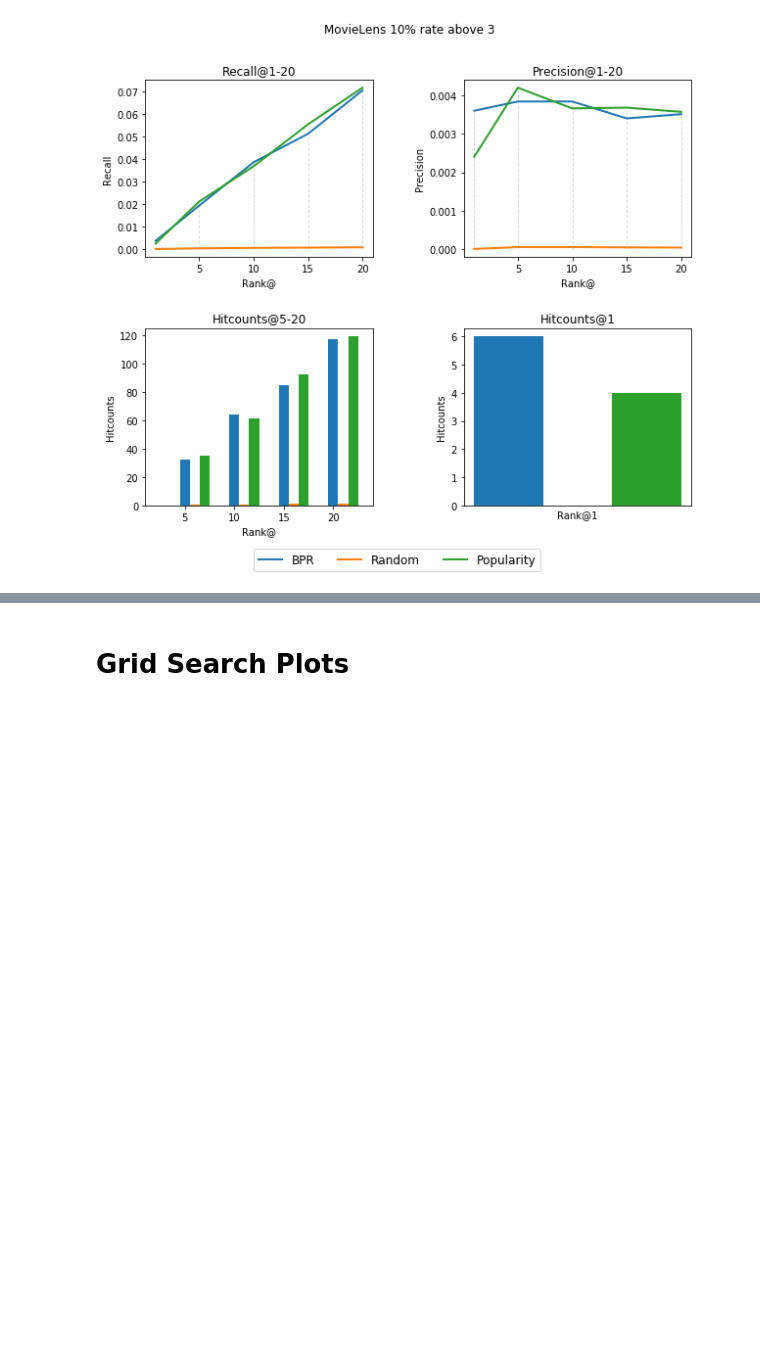
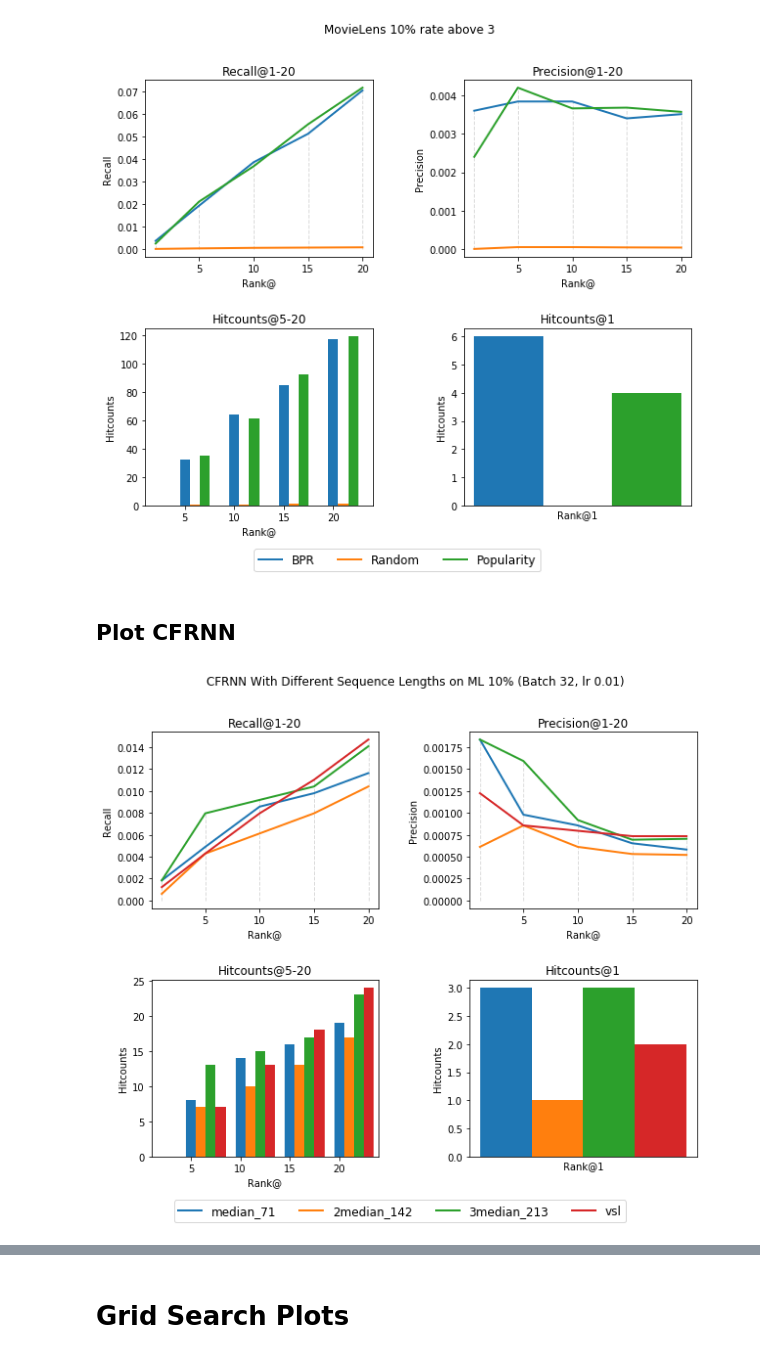
Before and after one commit to ROpdam/recommender_comparison, a Jupyter notebook: visualize_results.ipynb, the cells around one changed output, grey strips where cells are left out. Cells and saved outputs as stored; diff of their text form; code cells hidden in the pictures; blank space fills up the shorter version.

Commit message:
visualization for meeting, evaluation stats update

```diff
--- a/visualize_results.ipynb
+++ b/visualize_results.ipynb
@@ -119,3 +119,29 @@ for file_name, data_path, ext, title in zip(file_names, data_paths, extensions,
 [figure]
 [figure]
 [figure]
+# %% [markdown]
+## Plot CFRNN
+# %%
+data_path = 'data/ML/'
+file_name = 'ML_01_users'
+res_path = path + 'results/CFRNN/Results_23_04/'
+df = pd.read_pickle(path + data_path + file_name)
+legend_names = ['median_71', '2median_142', '3median_213', 'vsl']
+store_path = ''
+title = 'CFRNN With Different Sequence Lengths on ML 10% (Batch 32, lr 0.01)'
+# print_stats(df)
+# /Users/Robin/Google Drive/Thesis (Msc)/Thesis_shared_files/Results/CFRNN/Results_23_04
+
+# cfrnn_vsl_val = pd.read_pickle(res_path + 'metrics_val_CFRNN_vsl_' + file_name)
+# cfrnn_71_val = pd.read_pickle(res_path + 'metrics_val_CFRNN_fixed_71_' + file_name)
+cfrnn_vsl_test = pd.read_pickle(res_path + 'metrics_test_CFRNN_vsl_' + file_name)
+cfrnn_71_test = pd.read_pickle(res_path + 'metrics_test_CFRNN_fixed_71_' + file_name)
+cfrnn_142_test = pd.read_pickle(res_path + 'metrics_test_CFRNN_fixed_142_' + file_name)
+cfrnn_213_test = pd.read_pickle(res_path + 'metrics_test_CFRNN_fixed_213_' + file_name)
+
+# all_metrics = [cfrnn_71_val, cfrnn_71_test, cfrnn_vsl_val, cfrnn_vsl_test]
+all_metrics = [cfrnn_71_test, cfrnn_142_test, cfrnn_213_test, cfrnn_vsl_test]
+
+show_results(all_metrics, file_name, title, legend_names, path=store_path)
+# %% [output]
+[figure, added]
```
Also changed, not shown: parts of 2 cells of this notebook, 1 other file.
